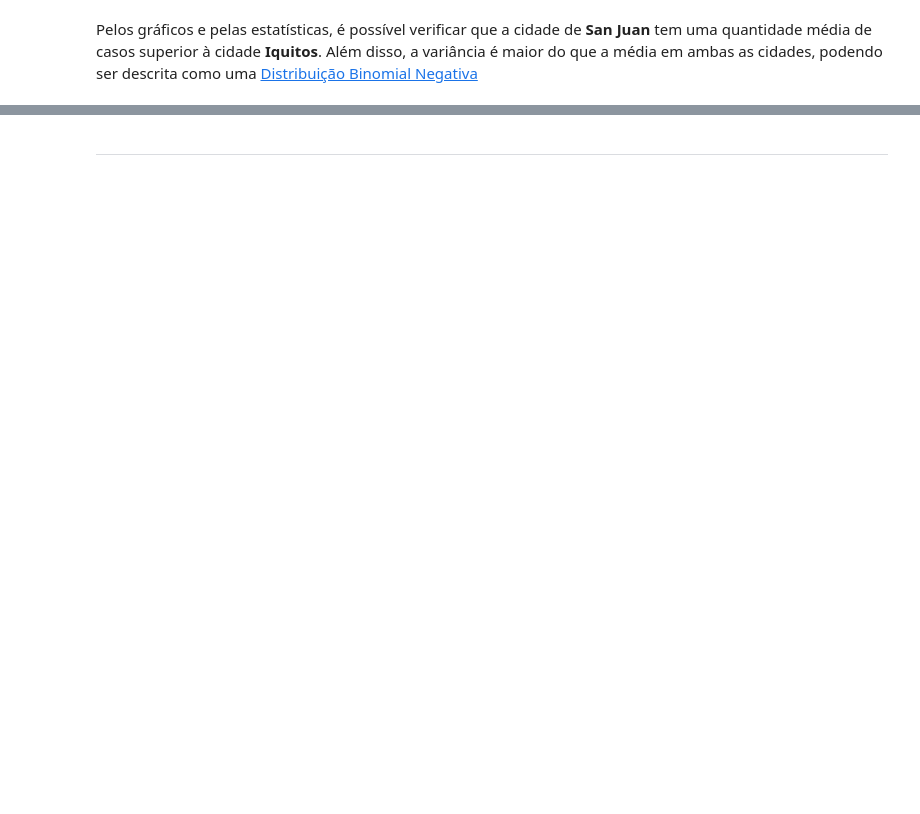
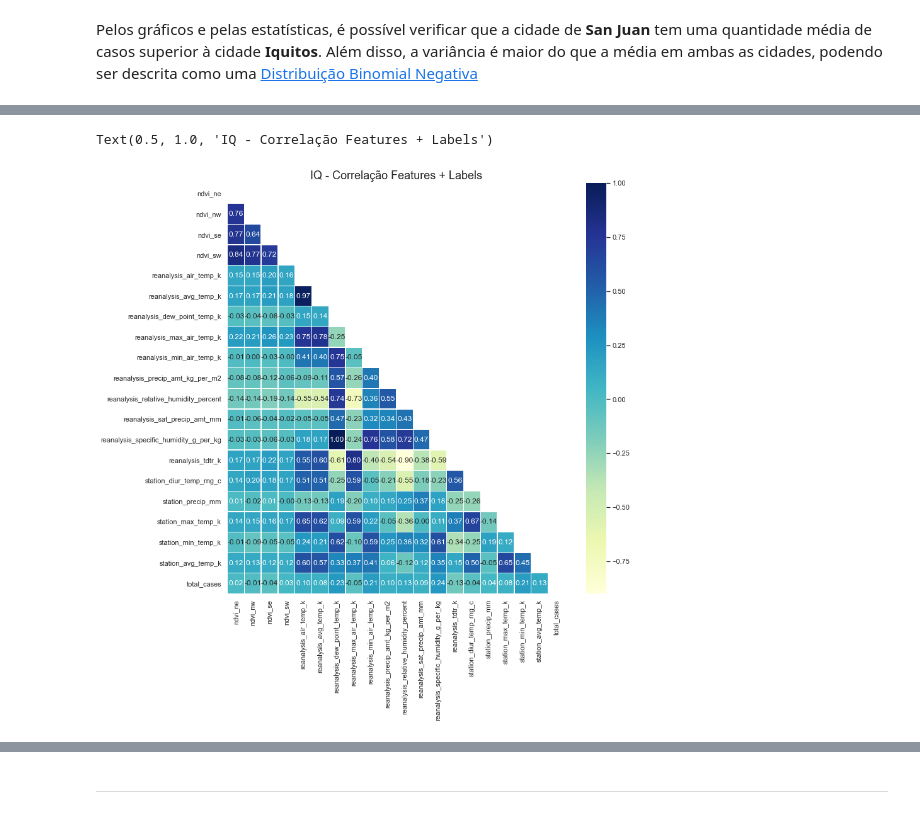
Before and after one commit to ciencia-dados-ifsp-grupo5/DengAI, a Jupyter notebook: notebooks/dengAI.ipynb, the cells around one changed output, grey strips where cells are left out. Cells and saved outputs as stored; diff of their text form; code cells hidden in the pictures; blank space fills up the shorter version.

```diff
--- a/notebooks/dengAI.ipynb
+++ b/notebooks/dengAI.ipynb
@@ -620,0 +662,13 @@ Pelos gráficos e pelas estatísticas, é possível verificar que a cidade de **
+# %%
+#Heatmap
+iq_correlations = iq_features.corr().round(2)
+
+mask = np.zeros_like(iq_correlations)
+mask[np.triu_indices_from(mask)] = True
+
+plt.figure(figsize=(12,12))
+sns.heatmap(iq_correlations, linewidths=.3, cmap="YlGnBu", annot = True, fmt = '.2f', mask= mask)
+plt.title('IQ - Correlação Features + Labels')
+# %% [output]
+Text(0.5, 1.0, 'IQ - Correlação Features + Labels')
+[figure, added]
```
Also changed, not shown: parts of 54 cells of this notebook.
